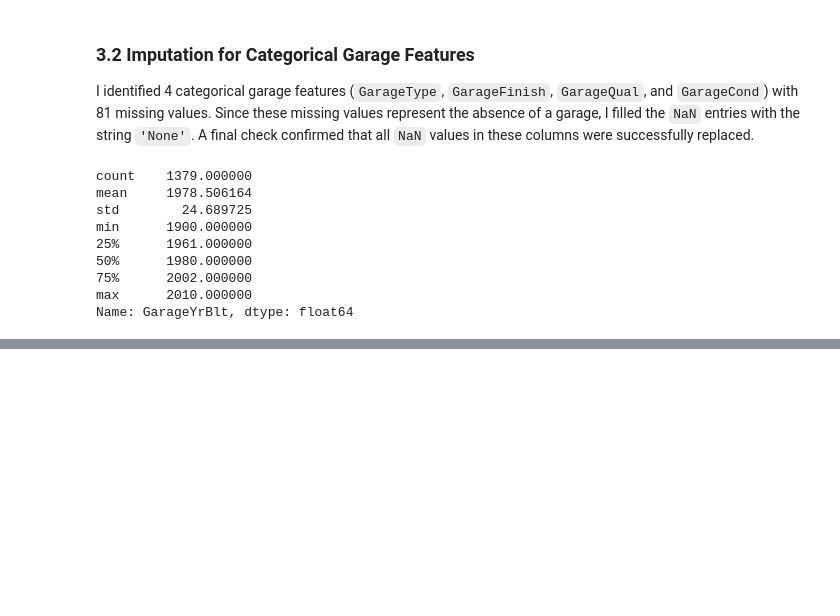
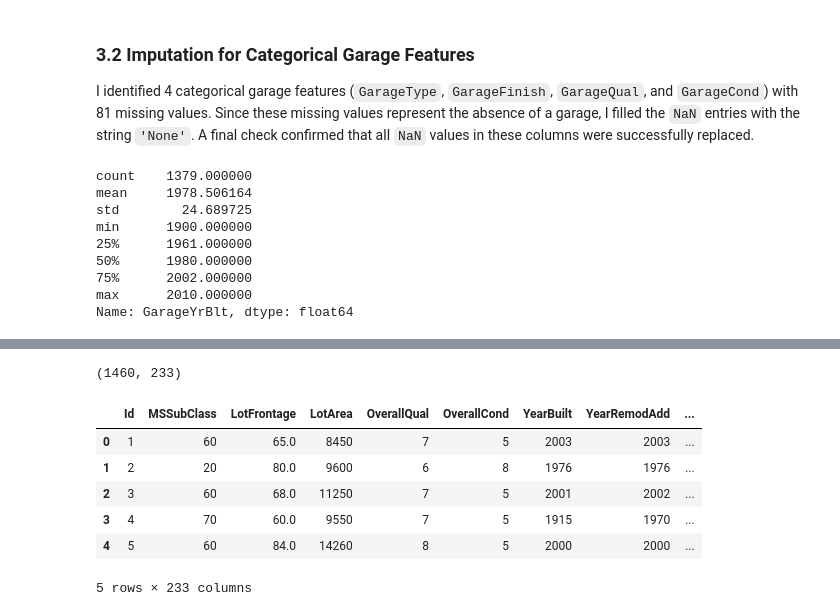
Before and after one commit to Rafaeldovale/ames-housing-regression, a Jupyter notebook: notebooks/ames_housing_analysis.ipynb, the cells around one changed output, grey strips where cells are left out. Drawn from its saved outputs; the diff is of its cells as text; code cells hidden in the pictures; blank space fills up the shorter version.

```diff
--- a/notebooks/ames_housing_analysis.ipynb
+++ b/notebooks/ames_housing_analysis.ipynb
@@ -193,0 +269,3 @@ Name: GarageYrBlt, dtype: float64
+# %%
+# Fill missing values in LotFrontage with the median value (69.0)
+base_housing['LotFrontage'] = base_housing['LotFrontage'].fillna(base_housing['LotFrontage'].median())
@@ -193,0 +281,20 @@ Name: GarageYrBlt, dtype: float64
+# %%
+# Define the quality mapping dictionary (Ordinal Scale)
+quality_mapping = {
+    'None': 0,
+    'Po': 1,  # Poor / Ruim
+    'Fa': 2,  # Fair / Regular
+    'TA': 3,  # Typical-Average / Médio
+    'Gd': 4,  # Good / Bom
+    'Ex': 5   # Excellent / Excelente
+}
+
+# List of columns that use exactly this scale
+cols_to_map = ['ExterQual', 'ExterCond', 'BsmtQual', 'BsmtCond', 'HeatingQC', 'KitchenQual', 'FireplaceQu', 'GarageQual', 'GarageCond']
+# %%
+# Apply the mapping to all listed columns
+for col in cols_to_map:
+    base_housing[col] = base_housing[col].map(quality_mapping)
+
+# Check if BsmtQual sucessfully tyrned into numbers
+base_housing['BsmtQual'].value_counts()
@@ -193,0 +314,19 @@ Name: GarageYrBlt, dtype: float64
+# %%
+# Apply One_hot Econding to All remaining categorical features automatically
+base_housing_encoded = pd.get_dummies(base_housing, drop_first=True, dtype=int)
+
+# Check the new shape of the dataset to see how many columns were created
+base_housing_encoded.shape
+# %% [output]
+(1460, 233)
+# %%
+# Display the first few rows of the fully numerical dataset
+base_housing_encoded.head()
+# %% [output]
+|  | Id | MSSubClass | LotFrontage | LotArea | OverallQual | OverallCond | YearBuilt | YearRemodAdd | ... |
+| 0 | 1 | 60 | 65.0 | 8450 | 7 | 5 | 2003 | 2003 | ... |
+| 1 | 2 | 20 | 80.0 | 9600 | 6 | 8 | 1976 | 1976 | ... |
+| 2 | 3 | 60 | 68.0 | 11250 | 7 | 5 | 2001 | 2002 | ... |
+| 3 | 4 | 70 | 60.0 | 9550 | 7 | 5 | 1915 | 1970 | ... |
+| 4 | 5 | 60 | 84.0 | 14260 | 8 | 5 | 2000 | 2000 | ... |
+5 rows × 233 columns
```
Also changed, not shown: parts of 28 cells of this notebook.
